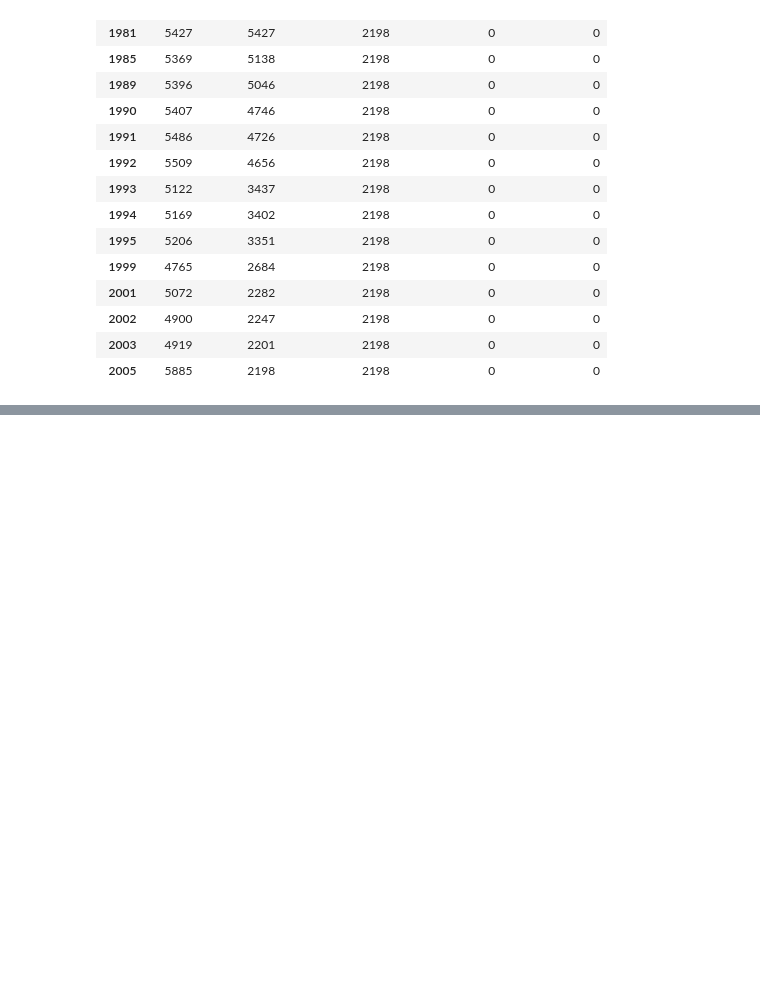
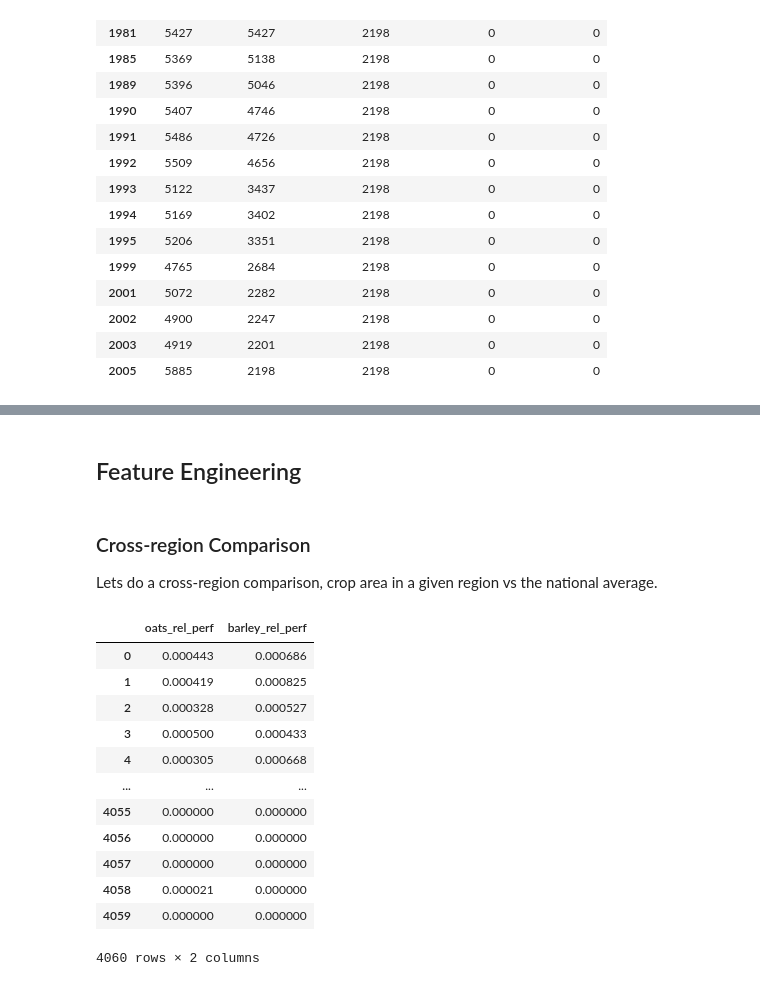
Before and after one commit to ivonilsson/dsp, a Jupyter notebook: a1/final_ipynb/group_number_2.ipynb, the cells around one changed output, grey strips where cells are left out. Saved outputs shown, nothing was run; the diff lists cells and outputs as text; code cells hidden in the pictures; blank space fills up the shorter version.

```diff
--- a/a1/final_ipynb/group_number_2.ipynb
+++ b/a1/final_ipynb/group_number_2.ipynb
@@ -552,0 +630,33 @@ pivoted_df.head(30)
+# %% [markdown]
+## Feature Engineering
+# %% [markdown]
+### Cross-region Comparison
+
+Lets do a cross-region comparison, crop area in a given region vs the national average.
+# %%
+# keep it to just oats and barley for now
+crop_cols = ["oats", "barley"]
+
+for crop in crop_cols:
+    national_avg = pivoted_df.groupby('year')[crop].sum()
+
+    pivoted_df[f'{crop}_rel_perf'] = pivoted_df.apply(
+        lambda row: row[crop] / national_avg[row['year']] if pd.notna(row[crop]) and pd.notna(national_avg[row['year']]) and national_avg[row['year']] != 0 else 0,
+        axis=1
+    )
+
+pivoted_df[[f"{crop}_rel_perf" for crop in crop_cols]]
+# %% [output]
+|  | oats_rel_perf | barley_rel_perf |
+| 0 | 0.000443 | 0.000686 |
+| 1 | 0.000419 | 0.000825 |
+| 2 | 0.000328 | 0.000527 |
+| 3 | 0.000500 | 0.000433 |
+| 4 | 0.000305 | 0.000668 |
+| ... | ... | ... |
+| 4055 | 0.000000 | 0.000000 |
+| 4056 | 0.000000 | 0.000000 |
+| 4057 | 0.000000 | 0.000000 |
+| 4058 | 0.000021 | 0.000000 |
+| 4059 | 0.000000 | 0.000000 |
+4060 rows × 2 columns
```
Also changed, not shown: parts of 19 cells of this notebook.
